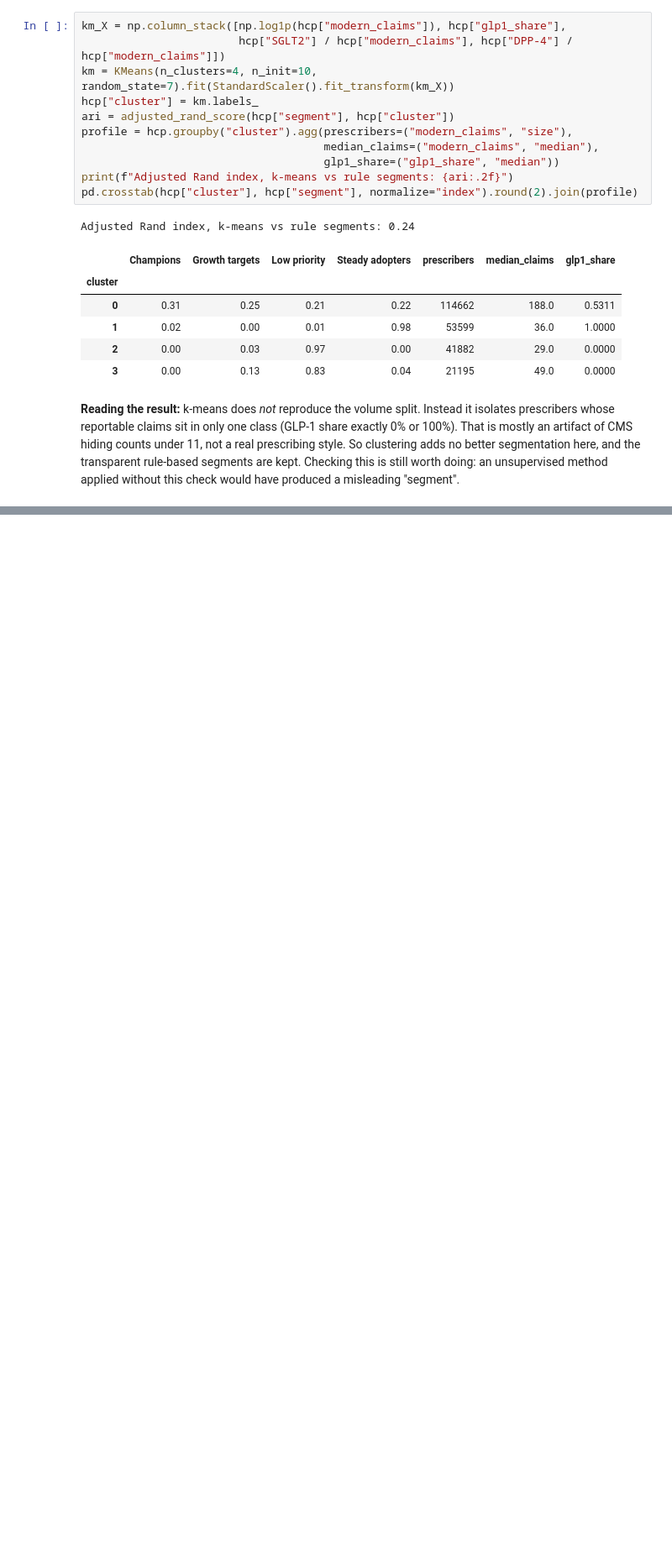
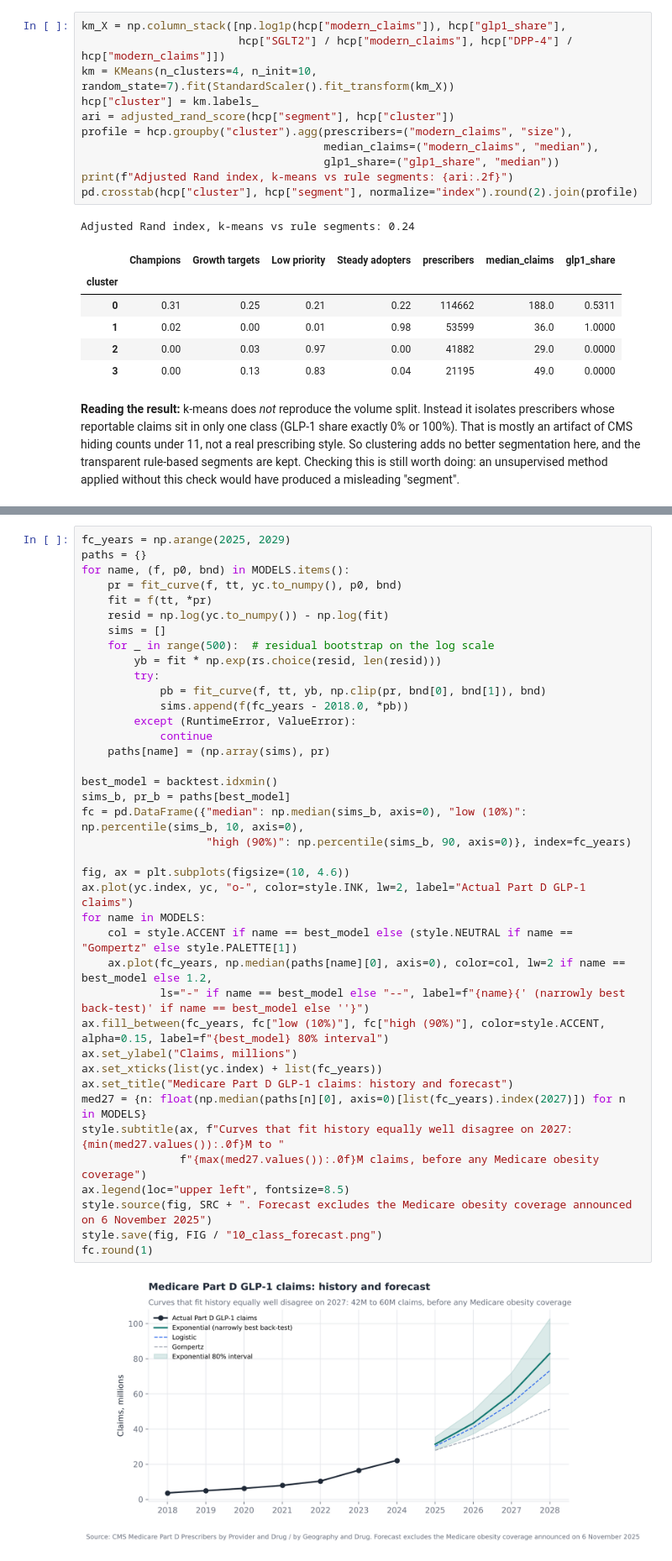
Before and after one commit to Gnanaram23/us-pharma-commercial-analytics, a Jupyter notebook: 01-glp1-market-and-targeting/analysis.ipynb, the cells around one changed output, grey strips where cells are left out. Shown at 84% size. Saved outputs shown, nothing was run; the diff lists cells and outputs as text; blank space fills up the shorter version.

```diff
--- a/01-glp1-market-and-targeting/analysis.ipynb
+++ b/01-glp1-market-and-targeting/analysis.ipynb
@@ -749,0 +893,41 @@ would have produced a misleading "segment".
+# %%
+fc_years = np.arange(2025, 2029)
+paths = {}
+for name, (f, p0, bnd) in MODELS.items():
+    pr = fit_curve(f, tt, yc.to_numpy(), p0, bnd)
+    fit = f(tt, *pr)
+    resid = np.log(yc.to_numpy()) - np.log(fit)
+    sims = []
+    for _ in range(500):  # residual bootstrap on the log scale
+        yb = fit * np.exp(rs.choice(resid, len(resid)))
+        try:
+            pb = fit_curve(f, tt, yb, np.clip(pr, bnd[0], bnd[1]), bnd)
+            sims.append(f(fc_years - 2018.0, *pb))
+        except (RuntimeError, ValueError):
+            continue
+    paths[name] = (np.array(sims), pr)
+
+best_model = backtest.idxmin()
+sims_b, pr_b = paths[best_model]
+fc = pd.DataFrame({"median": np.median(sims_b, axis=0), "low (10%)": np.percentile(sims_b, 10, axis=0),
+                   "high (90%)": np.percentile(sims_b, 90, axis=0)}, index=fc_years)
+
+fig, ax = plt.subplots(figsize=(10, 4.6))
+ax.plot(yc.index, yc, "o-", color=style.INK, lw=2, label="Actual Part D GLP-1 claims")
+for name in MODELS:
+    col = style.ACCENT if name == best_model else (style.NEUTRAL if name == "Gompertz" else style.PALETTE[1])
+    ax.plot(fc_years, np.median(paths[name][0], axis=0), color=col, lw=2 if name == best_model else 1.2,
+            ls="-" if name == best_model else "--", label=f"{name}{' (narrowly best back-test)' if name == best_model else ''}")
+ax.fill_between(fc_years, fc["low (10%)"], fc["high (90%)"], color=style.ACCENT, alpha=0.15, label=f"{best_model} 80% interval")
+ax.set_ylabel("Claims, millions")
+ax.set_xticks(list(yc.index) + list(fc_years))
+ax.set_title("Medicare Part D GLP-1 claims: history and forecast")
+med27 = {n: float(np.median(paths[n][0], axis=0)[list(fc_years).index(2027)]) for n in MODELS}
+style.subtitle(ax, f"Curves that fit history equally well disagree on 2027: {min(med27.values()):.0f}M to "
+               f"{max(med27.values()):.0f}M claims, before any Medicare obesity coverage")
+ax.legend(loc="upper left", fontsize=8.5)
+style.source(fig, SRC + ". Forecast excludes the Medicare obesity coverage announced on 6 November 2025")
+style.save(fig, FIG / "10_class_forecast.png")
+fc.round(1)
+# %% [output]
+[figure, added]
```
Also changed, not shown: parts of 8 cells of this notebook, 55 other files.
